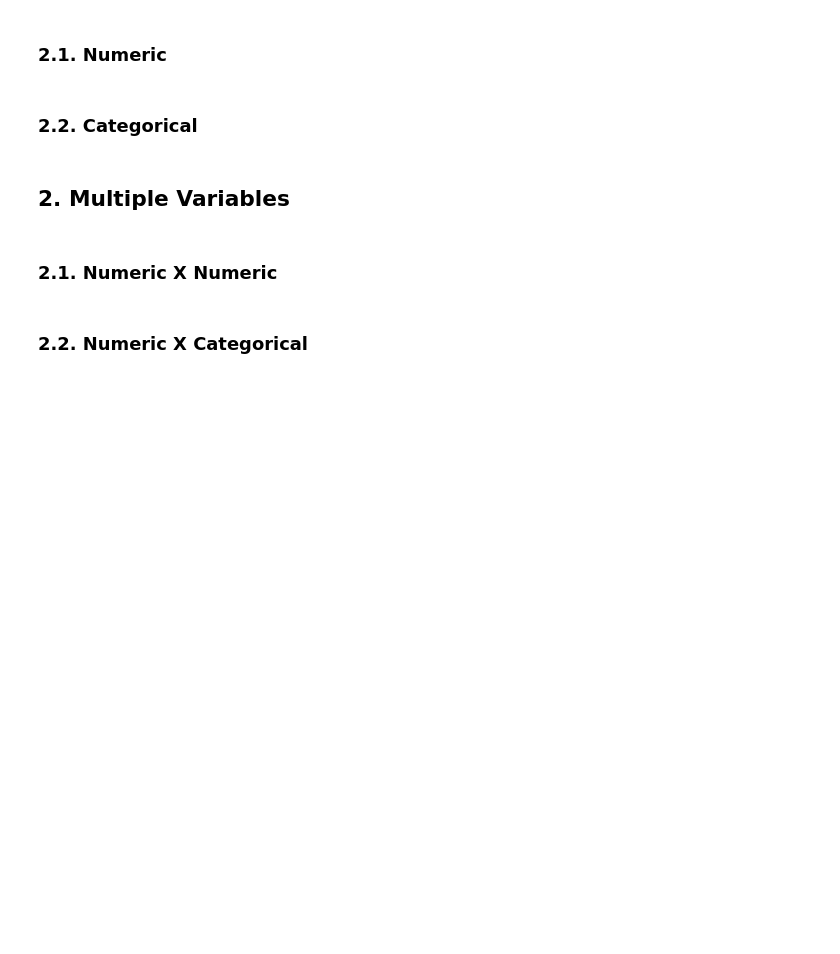
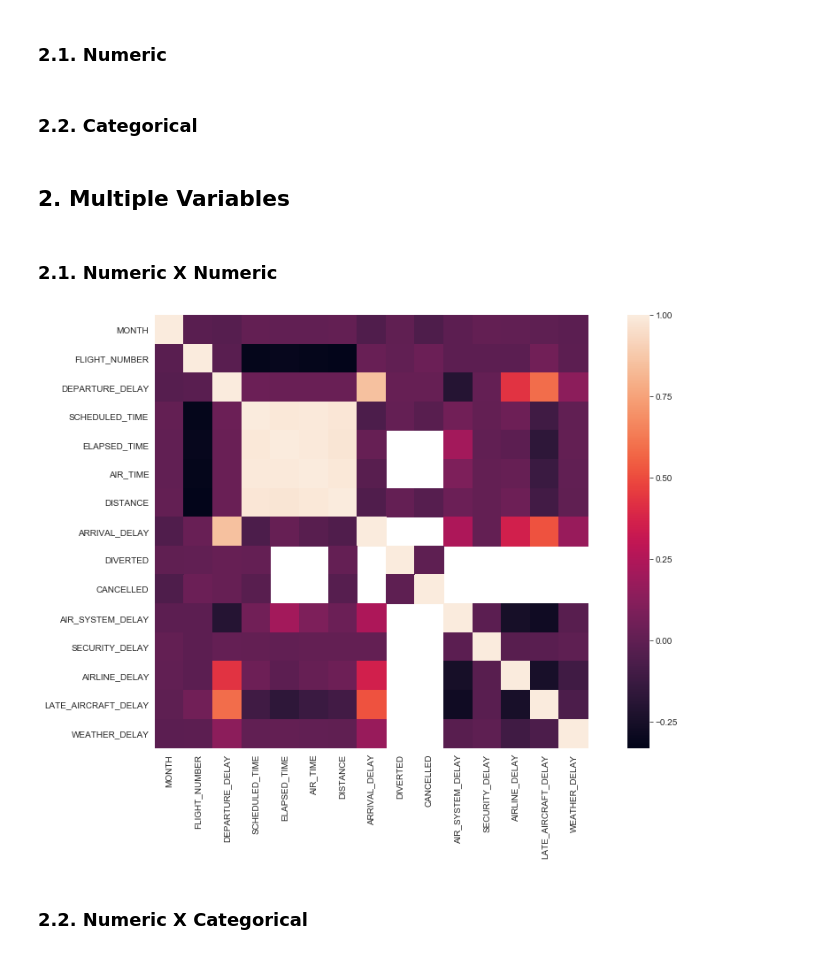
Before and after one commit to ArwaSheraky/Airlines-Delay-Analysis, a Jupyter notebook: Exploratory-Data-Analysis.ipynb, the cells around one changed output. Drawn from its saved outputs; the diff is of its cells as text; code cells hidden in the pictures; blank space fills up the shorter version.

```diff
--- a/Exploratory-Data-Analysis.ipynb
+++ b/Exploratory-Data-Analysis.ipynb
@@ -46,8 +63,10 @@ df.head()
 # %%
 
 correlation_matrix = df.corr()
-plt.figure(figsize=(12, 6))
+plt.figure(figsize=(16, 9))
 sns.heatmap(correlation_matrix, square=True)
 plt.show()
+# %% [output]
+[figure, added]
 # %% [markdown]
 ### 2.2. Numeric X Categorical
```
Also changed, not shown: parts of 6 cells of this notebook.
